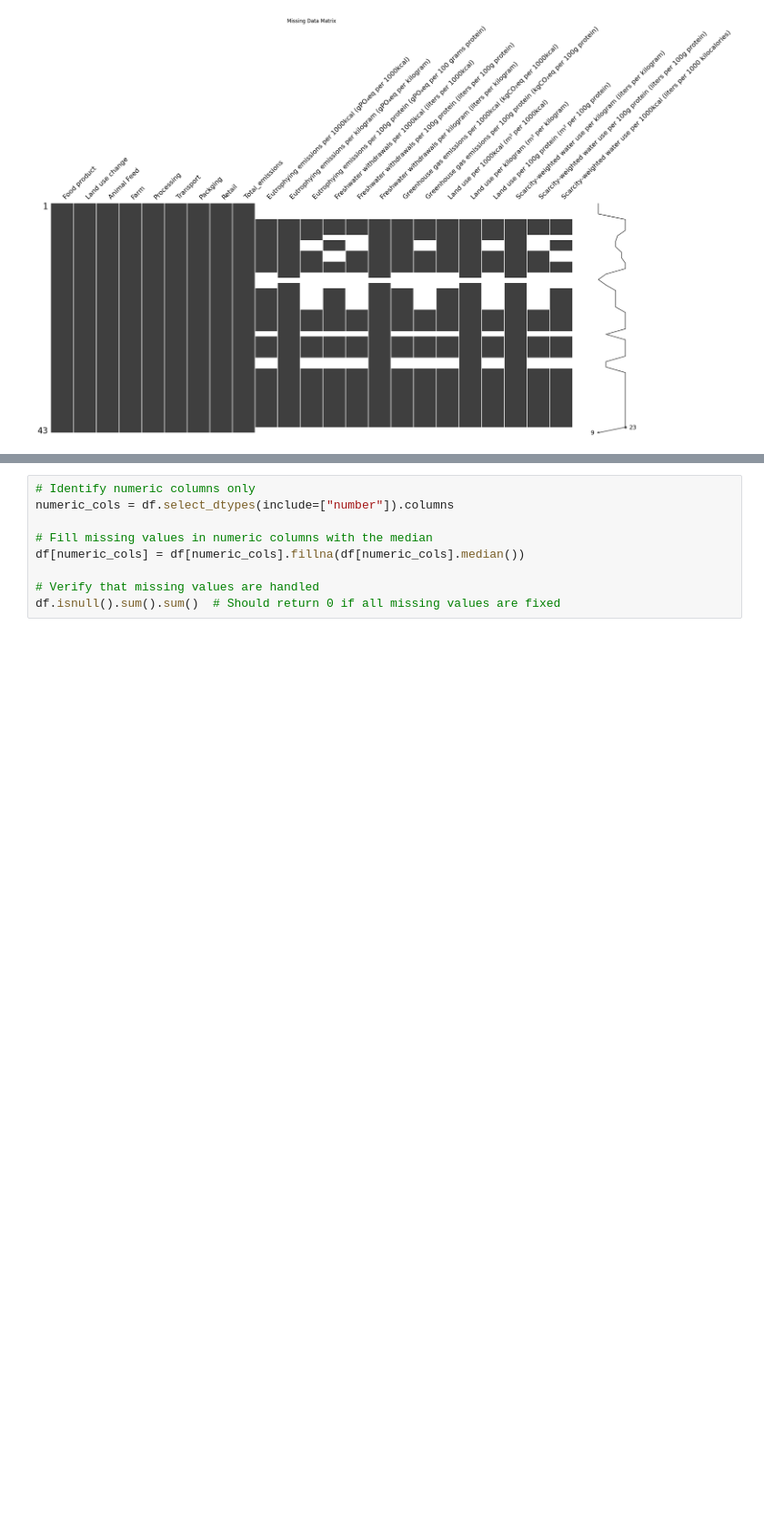
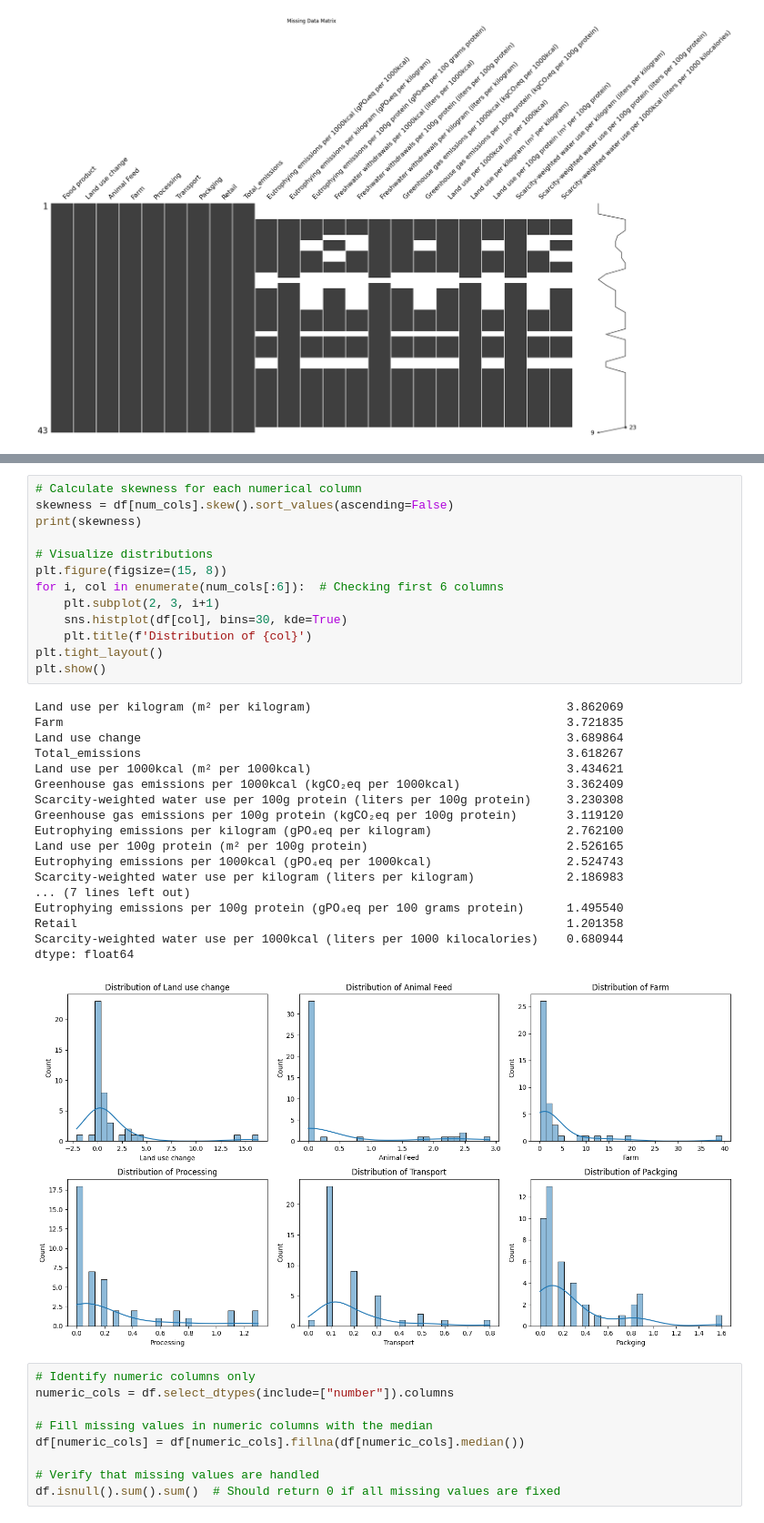
Before and after one commit to akuakorkor/TMP3---Environment-Impact-of-Food-Production-Analysis-, a Jupyter notebook: script.ipynb, the cells around one changed output, grey strips where cells are left out. Shown at 91% size. Drawn from its saved outputs; the diff is of its cells as text; blank space fills up the shorter version.

```diff
--- a/script.ipynb
+++ b/script.ipynb
@@ -145,3 +191,35 @@ plt.show()
+# %%
+# Calculate skewness for each numerical column
+skewness = df[num_cols].skew().sort_values(ascending=False)
+print(skewness)
+
+# Visualize distributions
+plt.figure(figsize=(15, 8))
+for i, col in enumerate(num_cols[:6]):  # Checking first 6 columns
+    plt.subplot(2, 3, i+1)
+    sns.histplot(df[col], bins=30, kde=True)
+    plt.title(f'Distribution of {col}')
+plt.tight_layout()
+plt.show()
+# %% [output]
+Land use per kilogram (m² per kilogram)                                    3.862069
+Farm                                                                       3.721835
+Land use change                                                            3.689864
+Total_emissions                                                            3.618267
+Land use per 1000kcal (m² per 1000kcal)                                    3.434621
+Greenhouse gas emissions per 1000kcal (kgCO₂eq per 1000kcal)               3.362409
+Scarcity-weighted water use per 100g protein (liters per 100g protein)     3.230308
+Greenhouse gas emissions per 100g protein (kgCO₂eq per 100g protein)       3.119120
+Eutrophying emissions per kilogram (gPO₄eq per kilogram)                   2.762100
+Land use per 100g protein (m² per 100g protein)                            2.526165
+Eutrophying emissions per 1000kcal (gPO₄eq per 1000kcal)                   2.524743
+Scarcity-weighted water use per kilogram (liters per kilogram)             2.186983
+... (7 lines left out)
+Eutrophying emissions per 100g protein (gPO₄eq per 100 grams protein)      1.495540
+Retail                                                                     1.201358
+Scarcity-weighted water use per 1000kcal (liters per 1000 kilocalories)    0.680944
+dtype: float64
+[figure, added]
 # %%
 # Identify numeric columns only
 numeric_cols = df.select_dtypes(include=["number"]).columns
```
Also changed, not shown: parts of 91 cells of this notebook.
